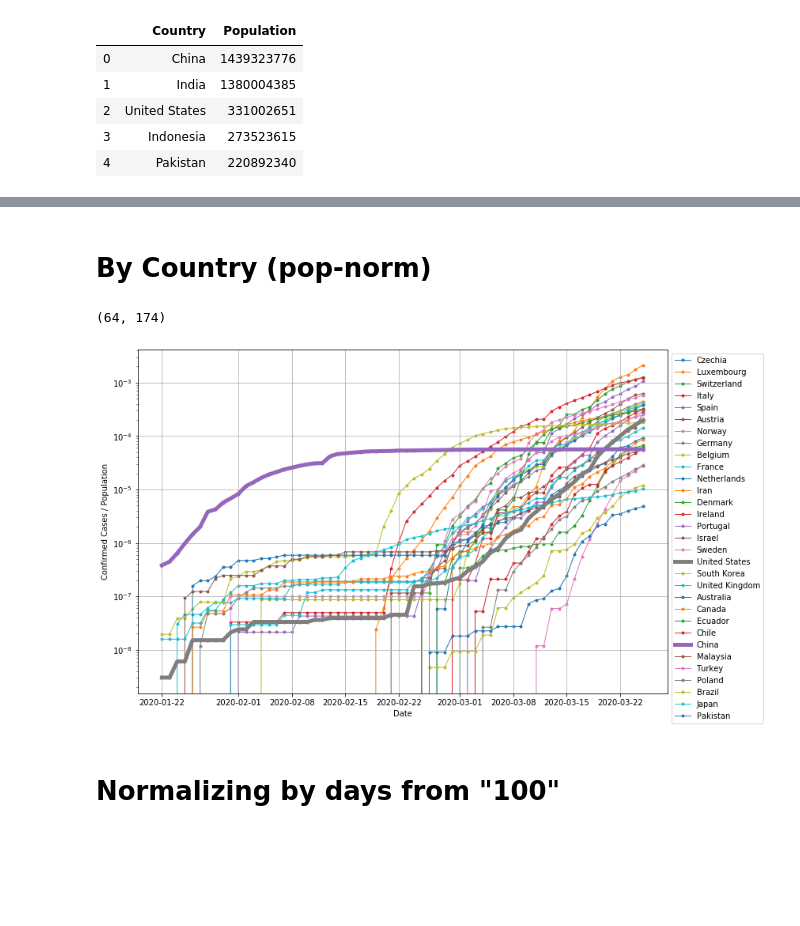
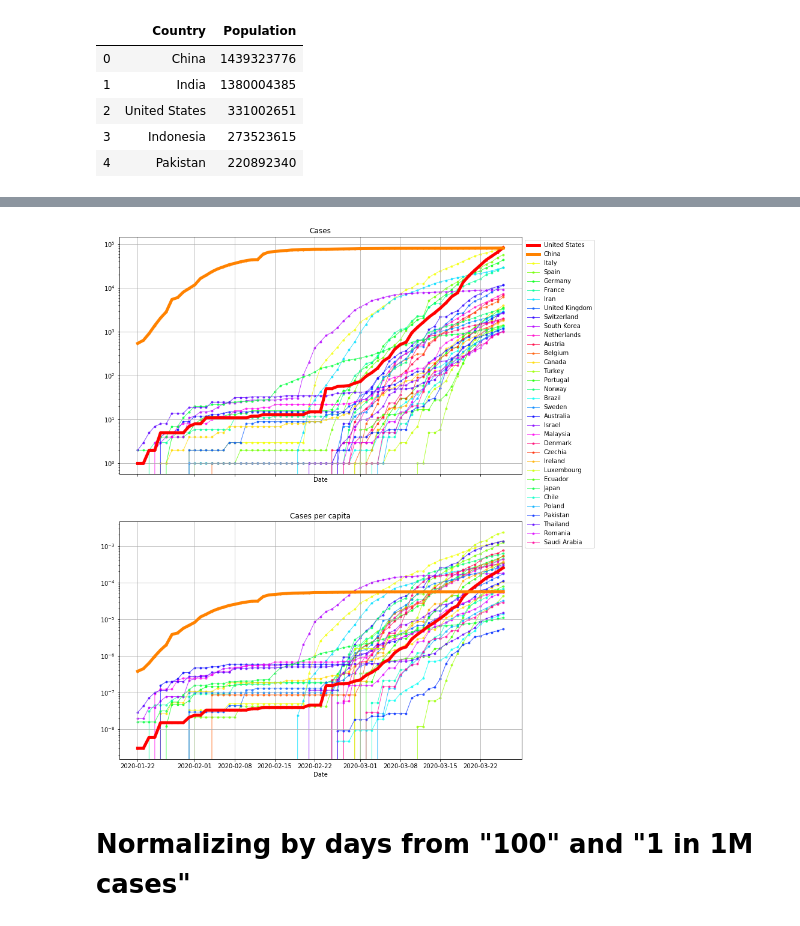
Before and after one commit to lcapalleja/Covid_19_Case_Graphs, a Jupyter notebook: Covid_19_Case_Graphs.ipynb, the cells around one changed output, grey strips where cells are left out. Cells and saved outputs as stored; diff of their text form; code cells hidden in the pictures; blank space fills up the shorter version.

```diff
--- a/Covid_19_Case_Graphs.ipynb
+++ b/Covid_19_Case_Graphs.ipynb
@@ -93,16 +96,0 @@ _ = ax.legend(loc=2, bbox_to_anchor=(1, 1))
-# %% [markdown]
-# By Country (pop-norm)
-# %%
-df_p = df_raw[['Country'] + cols_date].groupby('Country').sum()
-df_p = df_p.merge(df_pop, 'left', on='Country', validate='one_to_one')
-df_p[cols_date] = df_p[cols_date].divide(df_p['Population'], 0)
-
-df_p = df_p.drop(columns=['Population']).set_index('Country').T
-
-df_p.index.rename('Date', inplace=True)
-df_p.index = pd.to_datetime(df_p.index)
-df_p.sort_index(inplace=True)
-
-display(df_p.shape)
-# %% [output]
-(64, 174)
@@ -111,20 +97,30 @@ l_countries_norm = df_p[l_countries].columns[df_p[l_countries].iloc[-1].values.a
-# %%
-fig, ax = plt.subplots(1, 1, figsize=(12, 8))
-
-country_highlights = ['China', 'United States']
-
-for country in l_countries_norm:
-    lw = 5 if country in country_highlights else 1
-    zorder = 100 if country in country_highlights else 1
-    ax.plot(df_p[country], marker='.', lw=lw, zorder=zorder, label=country)
-
-ax.set_yscale('log')
-ax.set_xlabel('Date')
-ax.set_ylabel('Confirmed Cases / Population')
-ax.grid()
-_ = ax.legend(loc=2, bbox_to_anchor=(1, 1))
-# %% [output]
-[figure, removed]
+# %%
+fig, axs = plt.subplots(2, 1, figsize=(12, 16), sharex=True)
+
+def plot_options(country):
+    if country in ['China', 'United States']:
+        return dict(lw=5, zorder=100, alpha=1)
+    return dict(lw=1, zorder=1, alpha=0.75)
+
+def plot_columns(ax, df, cols, d_color):
+    for col in cols:
+        ax.plot(df[col], color=d_color[col], marker='.', label=col, **plot_options(col))
+
+def fix_up_ax(ax, title, xlabel, legend=True):
+    ax.set_yscale('log')
+    ax.set_title(title)
+    ax.set_xlabel(xlabel)
+    ax.grid()
+    if legend:
+        ax.legend(loc=2, bbox_to_anchor=(1, 1))
+
+plot_columns(axs[0], df_c, l_countries, d_color)
+fix_up_ax(axs[0], 'Cases', 'Date')
+
+plot_columns(axs[1], df_p, l_countries, d_color)
+fix_up_ax(axs[1], 'Cases per capita', 'Date', False)
+# %% [output]
+[figure, added]
 # %% [markdown]
-# Normalizing by days from "100"
+# Normalizing by days from "100" and "1 in 1M cases"
 # %%
```
Also changed, not shown: parts of 9 cells of this notebook.
